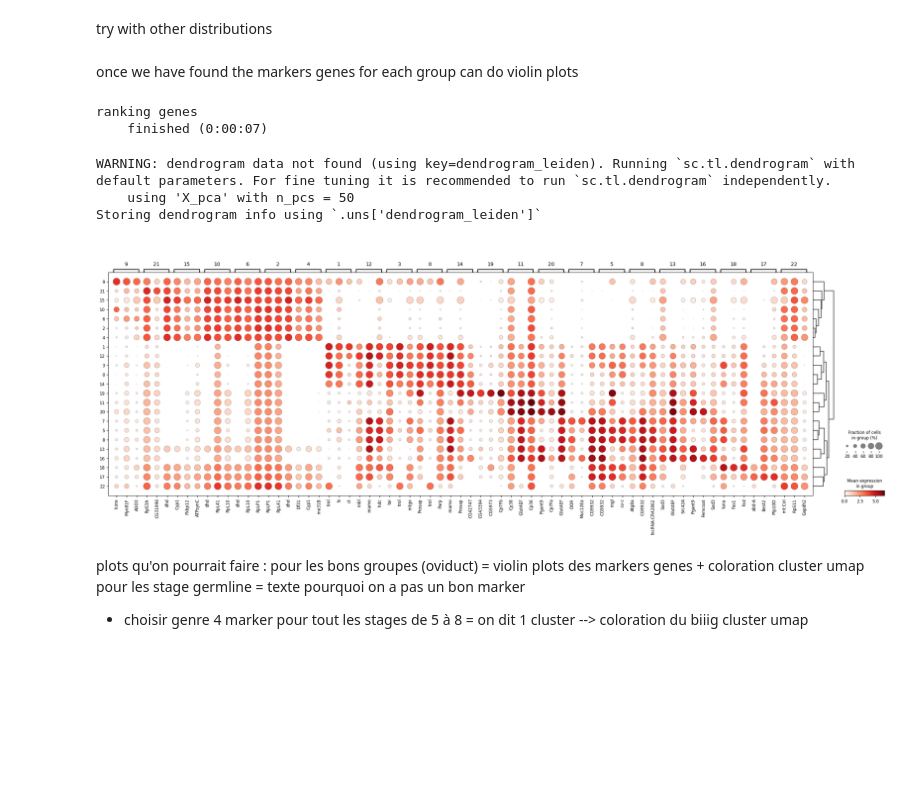
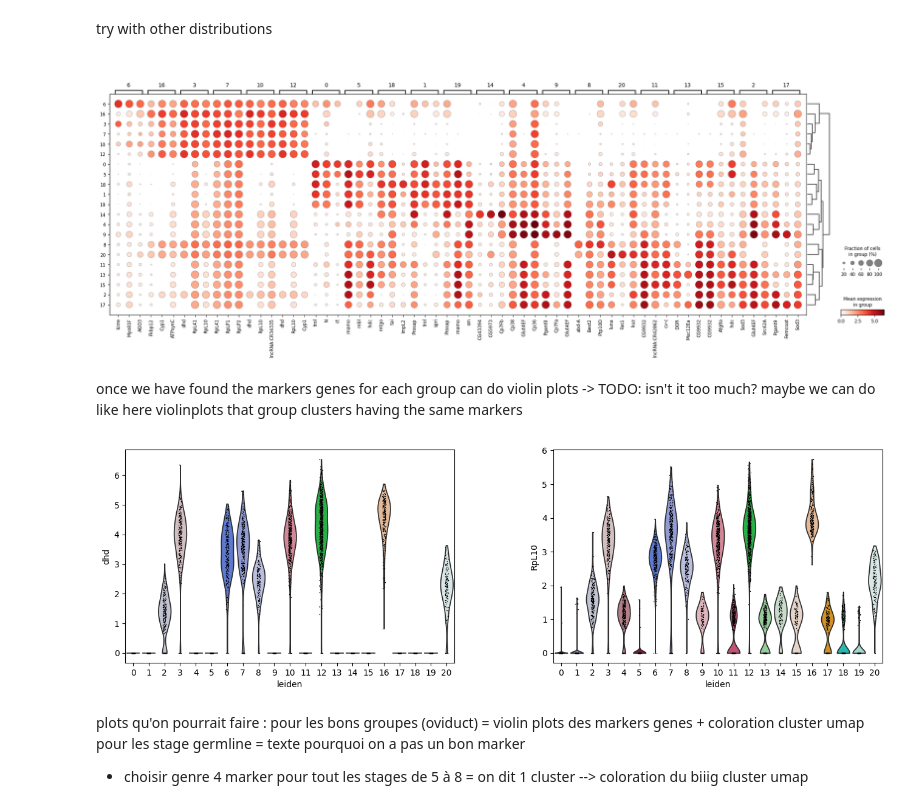
Before and after one commit to Gabrielle-Blouvac/scBIO, a Jupyter notebook: ovaries_RNA_seq_all.ipynb, the cells around one changed output. Saved outputs shown, nothing was run; the diff lists cells and outputs as text; code cells hidden in the pictures; blank space fills up the shorter version.

```diff
--- a/ovaries_RNA_seq_all.ipynb
+++ b/ovaries_RNA_seq_all.ipynb
@@ -198,28 +186,28 @@ reproductive cycle of the fly = very active ? could explain this
 ### 4) Finding marker genes
 # %% [markdown]
 try with other distributions
+# %%
+sc.tl.rank_genes_groups(
+    adata,
+    groupby='leiden',          # Cluster labels (e.g., 'leiden' or 'louvain')
+    method='t-test',         # Default: Wilcoxon rank-sum test
+    key_added='rank_genes_groups'     # Key to store results in adata.uns
+)
+# Get top 5 markers per cluster
+markers = sc.get.rank_genes_groups_df(adata, group=None, key='rank_genes_groups')
+top_markers = markers[markers.pvals_adj < 0.05].groupby('group', observed=False).head(5)
+
+sc.tl.dendrogram(adata, groupby="leiden")
+
+sc.pl.rank_genes_groups_dotplot(adata, groupby='leiden', n_genes=3)
+# %% [output]
+[figure, added]
 # %% [markdown]
-once we have found the markers genes for each group can do violin plots
+once we have found the markers genes for each group can do violin plots -> TODO: isn't it too much? maybe we can do like here violinplots that group clusters having the same markers
-# %%
-sc.tl.rank_genes_groups(
-    adata,
-    groupby='leiden',          # Cluster labels (e.g., 'leiden' or 'louvain')
-    method='t-test',         # Default: Wilcoxon rank-sum test
-    key_added='rank_genes_groups'     # Key to store results in adata.uns
-)
-# Get top 5 markers per cluster
-markers = sc.get.rank_genes_groups_df(adata, group=None, key='rank_genes_groups')
-top_markers = markers[markers.pvals_adj < 0.05].groupby('group').head(5)
-
-sc.pl.rank_genes_groups_dotplot(adata, groupby='leiden', n_genes=3)
-#sc.pl.rank_genes_groups_heatmap(adata, groupby='leiden', n_genes=5)
-# %% [output]
-ranking genes
-    finished (0:00:07)
-WARNING: dendrogram data not found (using key=dendrogram_leiden). Running `sc.tl.dendrogram` with default parameters. For fine tuning it is recommended to run `sc.tl.dendrogram` independently.
-    using 'X_pca' with n_pcs = 50
-Storing dendrogram info using `.uns['dendrogram_leiden']`
-[figure, removed]
+# %%
+sc.pl.violin(adata, ["dhd", "RpL10"], groupby="leiden")
+# %% [output]
+[figure, added]
 # %% [markdown]
 plots qu'on pourrait faire :
 pour les bons groupes (oviduct) = violin plots des markers genes + coloration cluster umap
```
Also changed, not shown: parts of 27 cells of this notebook.
